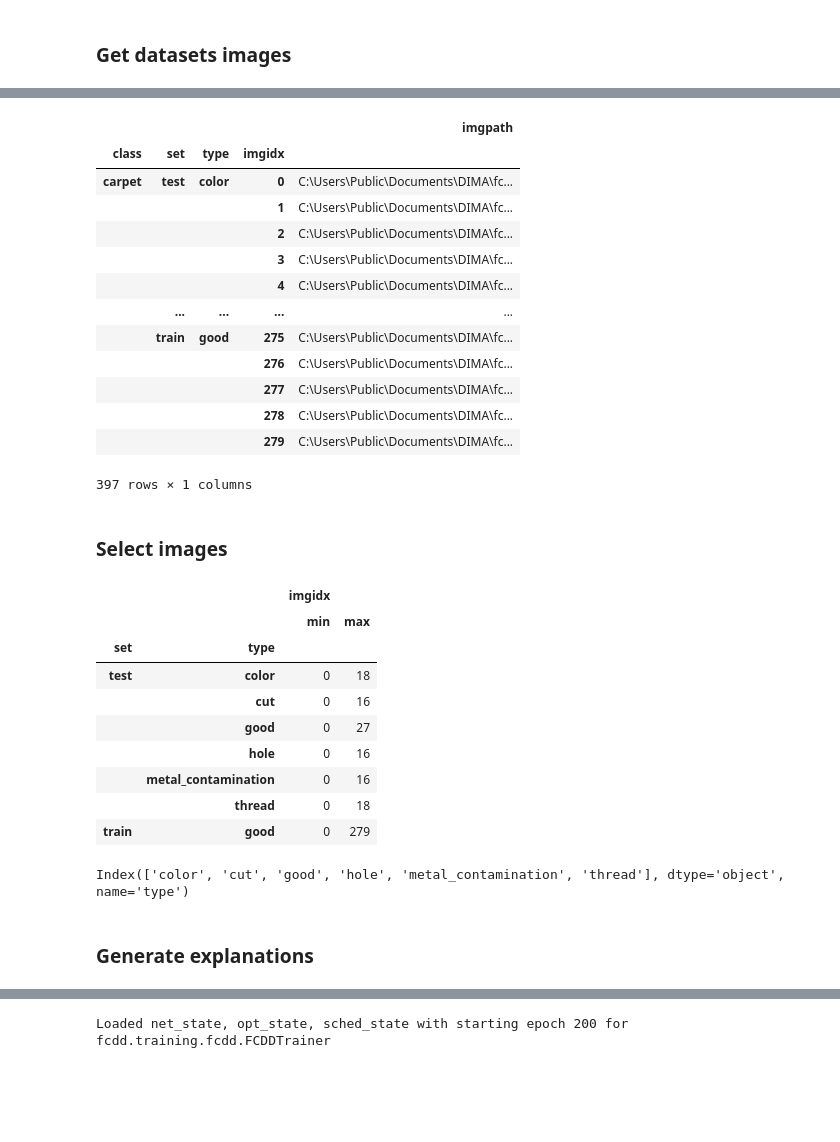
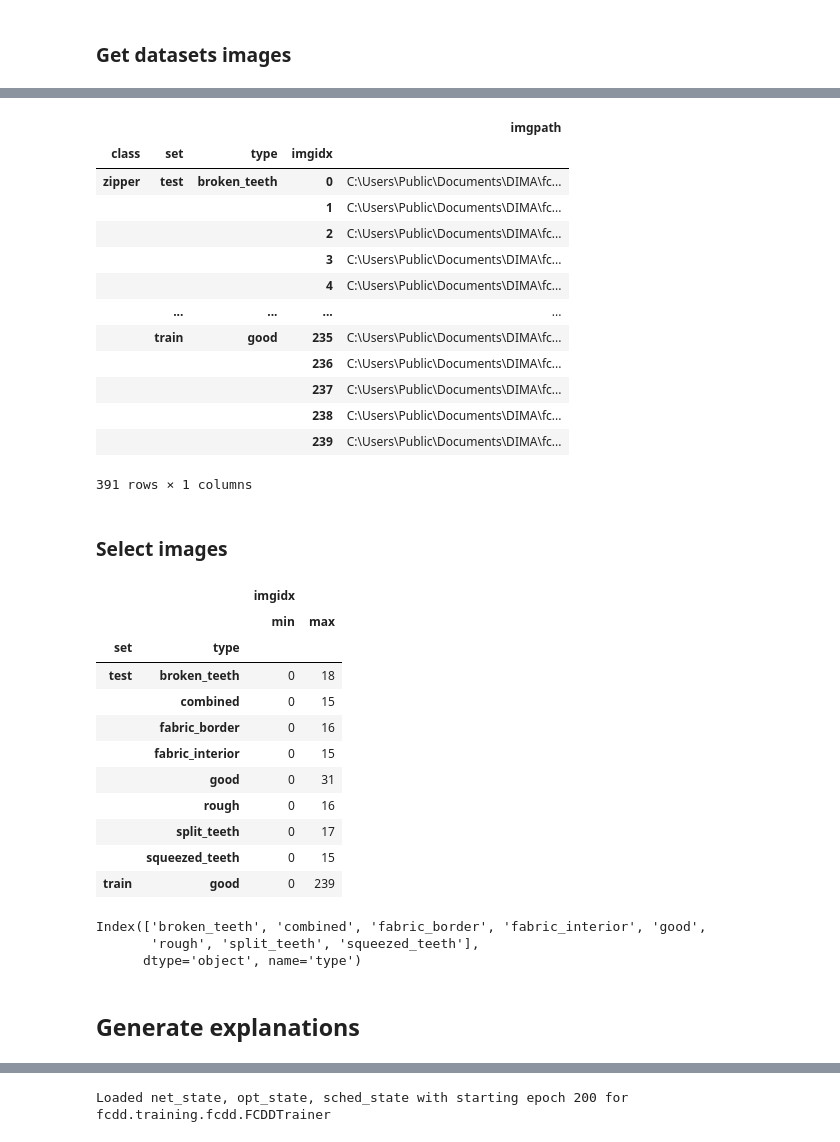
Before and after one commit to jpcbertoldo/fcdd, a Jupyter notebook: python/analyse/014-Generate-save-heatmaps.ipynb, the cells around one changed output, grey strips where cells are left out. Drawn from its saved outputs; the diff is of its cells as text; code cells hidden in the pictures; blank space fills up the shorter version.

```diff
--- a/python/analyse/014-Generate-save-heatmaps.ipynb
+++ b/python/analyse/014-Generate-save-heatmaps.ipynb
@@ -2,0 +5,2 @@
+# %%
+mvtec_class = 'zipper'
@@ -143,28 +181,3 @@ def get_all(path: Path, dataset: str) -> List[Dict[str, Union[str, float, ndarra
 
 
 # get_all(path=SNAPSHOTS_DIR, dataset="mvtec")
-# %%
-import copy
-import pickle
-
-try:
-    del records
-
-except NameError:
-    pass
-
-try:
-    print("loading records")
-    with RECORDS_FPATH.open("rw") as f:
-        records = pickle.load(f)
-
-except:
-
-    print("couldn't find records, recomputing")
-    records = get_all(path=SNAPSHOTS_DIR, dataset="mvtec")
-
-    # print("saving records")
-    # with RECORDS_FPATH.open("wb") as f:
-    #     pickle.dump(records, f)
-
-f"{len(records)=}"
@@ -255,9 +270,10 @@ IMAGES_GLOB = "*.png"
 
 imgs = []
 
-# We only want the "carpet" class
+# We only want to use one class
 # If you want all the classes, use a for loop (see notebook 010-generate-predictions-from-snapshots)
-classdir = MVTECAD_DIR / "carpet"
+
+classdir = MVTECAD_DIR / mvtec_class  # à modifier
 
 
 print(f"{classdir.name=}")
@@ -336,18 +352,18 @@ imgs
 # %% [output]
 |  |  |  |  | imgpath |
 | class | set | type | imgidx |  |
-| carpet | test | color | 0 | C:\Users\Public\Documents\DIMA\fc... |
+| zipper | test | broken_teeth | 0 | C:\Users\Public\Documents\DIMA\fc... |
 |  |  |  | 1 | C:\Users\Public\Documents\DIMA\fc... |
 |  |  |  | 2 | C:\Users\Public\Documents\DIMA\fc... |
 |  |  |  | 3 | C:\Users\Public\Documents\DIMA\fc... |
 |  |  |  | 4 | C:\Users\Public\Documents\DIMA\fc... |
 |  | ... | ... | ... | ... |
-|  | train | good | 275 | C:\Users\Public\Documents\DIMA\fc... |
-|  |  |  | 276 | C:\Users\Public\Documents\DIMA\fc... |
-|  |  |  | 277 | C:\Users\Public\Documents\DIMA\fc... |
-|  |  |  | 278 | C:\Users\Public\Documents\DIMA\fc... |
-|  |  |  | 279 | C:\Users\Public\Documents\DIMA\fc... |
+|  | train | good | 235 | C:\Users\Public\Documents\DIMA\fc... |
+|  |  |  | 236 | C:\Users\Public\Documents\DIMA\fc... |
+|  |  |  | 237 | C:\Users\Public\Documents\DIMA\fc... |
+|  |  |  | 238 | C:\Users\Public\Documents\DIMA\fc... |
+|  |  |  | 239 | C:\Users\Public\Documents\DIMA\fc... |
-397 rows × 1 columns
+391 rows × 1 columns
 # %% [markdown]
 ### Select images
 # %%
@@ -355,29 +371,33 @@ imgs
 # %%
 from pandas import DataFrame
 
-selected_class = "carpet"
+selected_class = mvtec_class  # à modifier
 
 class_imgs = imgs.loc[selected_class]
 
 def get_indices_summary(df_: DataFrame) -> DataFrame:
     return df_.reset_index()[df_.index.names].groupby(df_.index.names[0:2]).agg(["min", "max"])
 
 get_indices_summary(class_imgs)
 # %% [output]
 |  |  | imgidx |  |
 |  |  | min | max |
 | set | type |  |  |
-| test | color | 0 | 18 |
-|  | cut | 0 | 16 |
-|  | good | 0 | 27 |
-|  | hole | 0 | 16 |
-|  | metal_contamination | 0 | 16 |
-|  | thread | 0 | 18 |
-| train | good | 0 | 279 |
+| test | broken_teeth | 0 | 18 |
+|  | combined | 0 | 15 |
+|  | fabric_border | 0 | 16 |
+|  | fabric_interior | 0 | 15 |
+|  | good | 0 | 31 |
+|  | rough | 0 | 16 |
+|  | split_teeth | 0 | 17 |
+|  | squeezed_teeth | 0 | 15 |
+| train | good | 0 | 239 |
 # %%
 class_imgs.index.get_level_values(1).unique()
 # %% [output]
-Index(['color', 'cut', 'good', 'hole', 'metal_contamination', 'thread'], dtype='object', name='type')
+Index(['broken_teeth', 'combined', 'fabric_border', 'fabric_interior', 'good',
+       'rough', 'split_teeth', 'squeezed_teeth'],
+      dtype='object', name='type')
 # %%
 from pandas import DataFrame
 import time
@@ -411,7 +431,7 @@ for img_idx, img_fpath in enumerate(img_fpaths):
     name = f"{img_idx:05}-{img_fpath.parent.parent.parent.name}-{img_fpath.parent.parent.name}-{img_fpath.parent.name}-{img_fpath.name}"
     img_names.append(name)
 # %% [markdown]
-### Generate explanations
+## Generate explanations
 # %%
 import torch
 import torchvision.transforms as transforms
```
Also changed, not shown: parts of 17 cells of this notebook, 2 other files.
